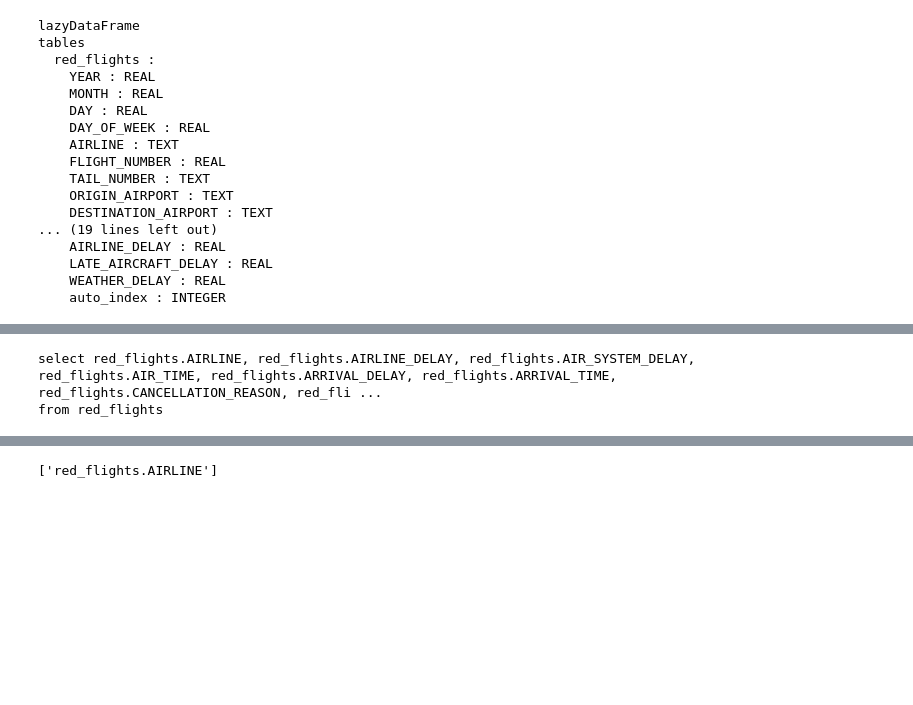
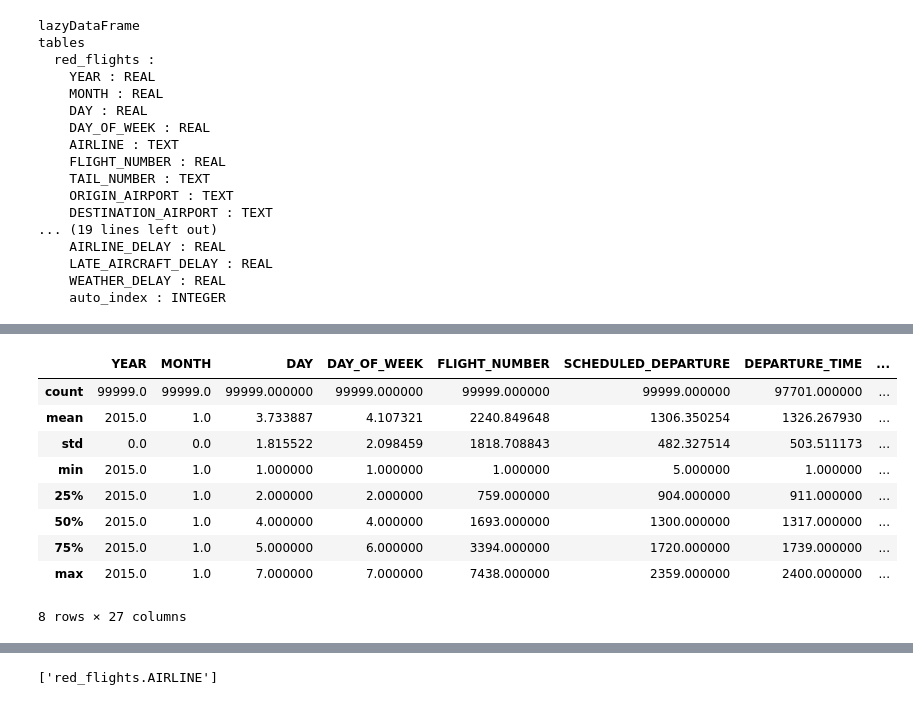
Before and after one commit to marcelloPuligheddu/databases_project7, a Jupyter notebook: demo_suite/demo8/demo.ipynb, the cells around one changed output, grey strips where cells are left out. Saved outputs shown, nothing was run; the diff lists cells and outputs as text; code cells hidden in the pictures; blank space fills up the shorter version.

```diff
--- a/demo_suite/demo8/demo.ipynb
+++ b/demo_suite/demo8/demo.ipynb
@@ -83,10 +98,18 @@ new lzpd stack select red_flights.AIRLINE, red_flights.AIRLINE_DELAY, red_flight
 from red_flights
 group by (red_flights.DAY)
 # %%
-data.stack
+data.describe()
 # %% [output]
+|  | YEAR | MONTH | DAY | DAY_OF_WEEK | FLIGHT_NUMBER | SCHEDULED_DEPARTURE | DEPARTURE_TIME | ... |
+| count | 99999.0 | 99999.0 | 99999.000000 | 99999.000000 | 99999.000000 | 99999.000000 | 97701.000000 | ... |
+| mean | 2015.0 | 1.0 | 3.733887 | 4.107321 | 2240.849648 | 1306.350254 | 1326.267930 | ... |
+| std | 0.0 | 0.0 | 1.815522 | 2.098459 | 1818.708843 | 482.327514 | 503.511173 | ... |
+| min | 2015.0 | 1.0 | 1.000000 | 1.000000 | 1.000000 | 5.000000 | 1.000000 | ... |
+| 25% | 2015.0 | 1.0 | 2.000000 | 2.000000 | 759.000000 | 904.000000 | 911.000000 | ... |
+| 50% | 2015.0 | 1.0 | 4.000000 | 4.000000 | 1693.000000 | 1300.000000 | 1317.000000 | ... |
+| 75% | 2015.0 | 1.0 | 5.000000 | 6.000000 | 3394.000000 | 1720.000000 | 1739.000000 | ... |
+| max | 2015.0 | 1.0 | 7.000000 | 7.000000 | 7438.000000 | 2359.000000 | 2400.000000 | ... |
-select red_flights.AIRLINE, red_flights.AIRLINE_DELAY, red_flights.AIR_SYSTEM_DELAY, red_flights.AIR_TIME, red_flights.ARRIVAL_DELAY, red_flights.ARRIVAL_TIME, red_flights.CANCELLATION_REASON, red_fli ...
-from red_flights
+8 rows × 27 columns
 # %%
 a = byday['ELAPSED_TIME'].max()
 a.generate_stack()
```
Also changed, not shown: parts of 35 cells of this notebook, 2 other files.
